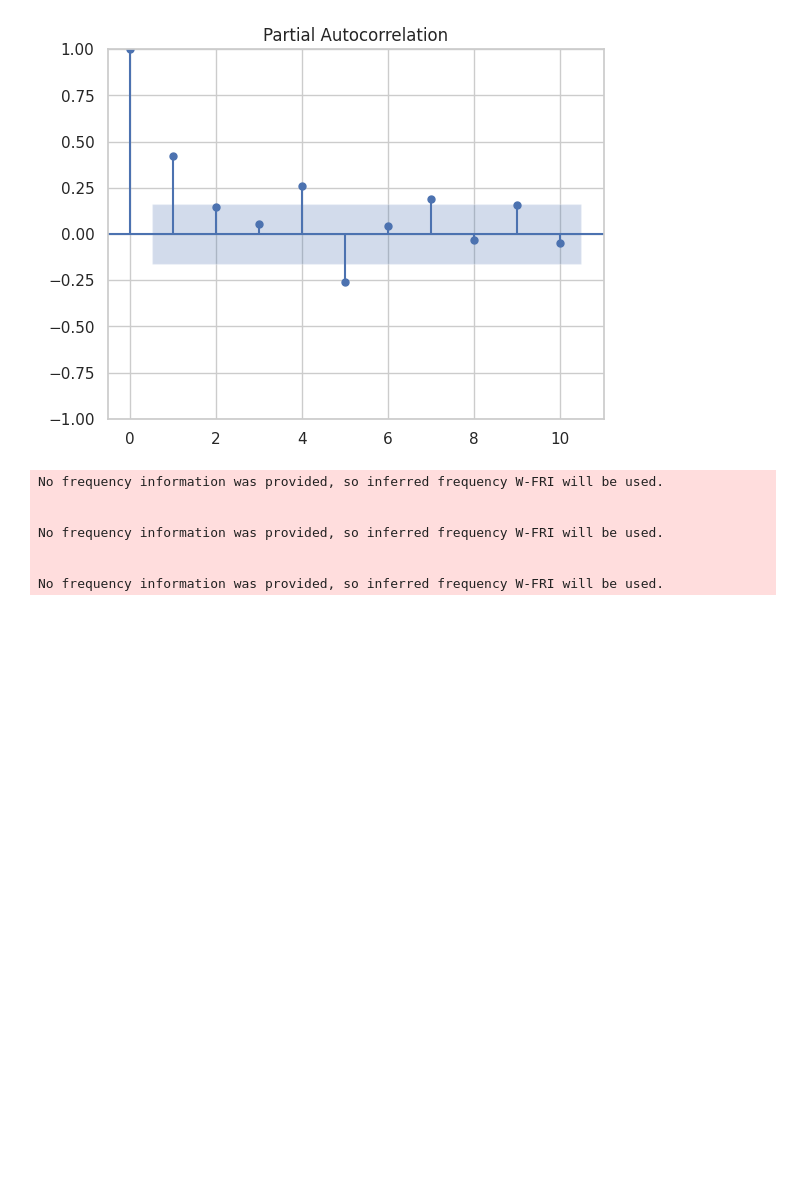
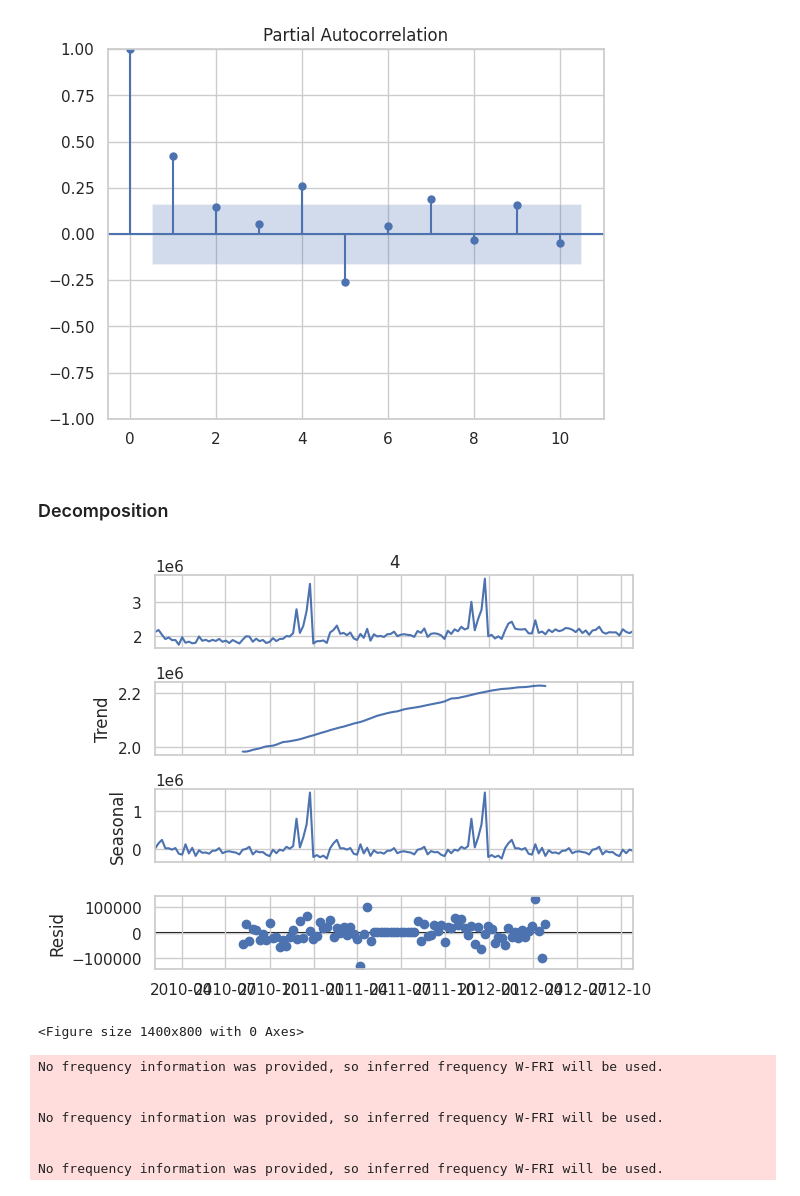
Before and after one commit to Suhas-Subrahmanya/Forcasting_Analysis, a Jupyter notebook: Forcasting_Walmart.ipynb, the cells around one changed output. Drawn from its saved outputs; the diff is of its cells as text; code cells hidden in the pictures; blank space fills up the shorter version.

```diff
--- a/Forcasting_Walmart.ipynb
+++ b/Forcasting_Walmart.ipynb
@@ -485,6 +489,17 @@ plot_pacf(store_4_sales, lags=10)
 plt.show()
 # %% [output]
 [figure]
+# %% [markdown]
+### Decomposition
+# %%
+from statsmodels.tsa.seasonal import seasonal_decompose
+decomposition = seasonal_decompose(store_4_sales, model='additive')
+decomposition.plot()
+plt.figure(figsize=(14, 8))
+plt.show()
+# %% [output]
+[figure, added]
+<Figure size 1400x800 with 0 Axes>
 # %%
 import matplotlib.pyplot as plt
 from statsmodels.tsa.arima.model import ARIMA
```
Also changed, not shown: parts of 49 cells of this notebook.
